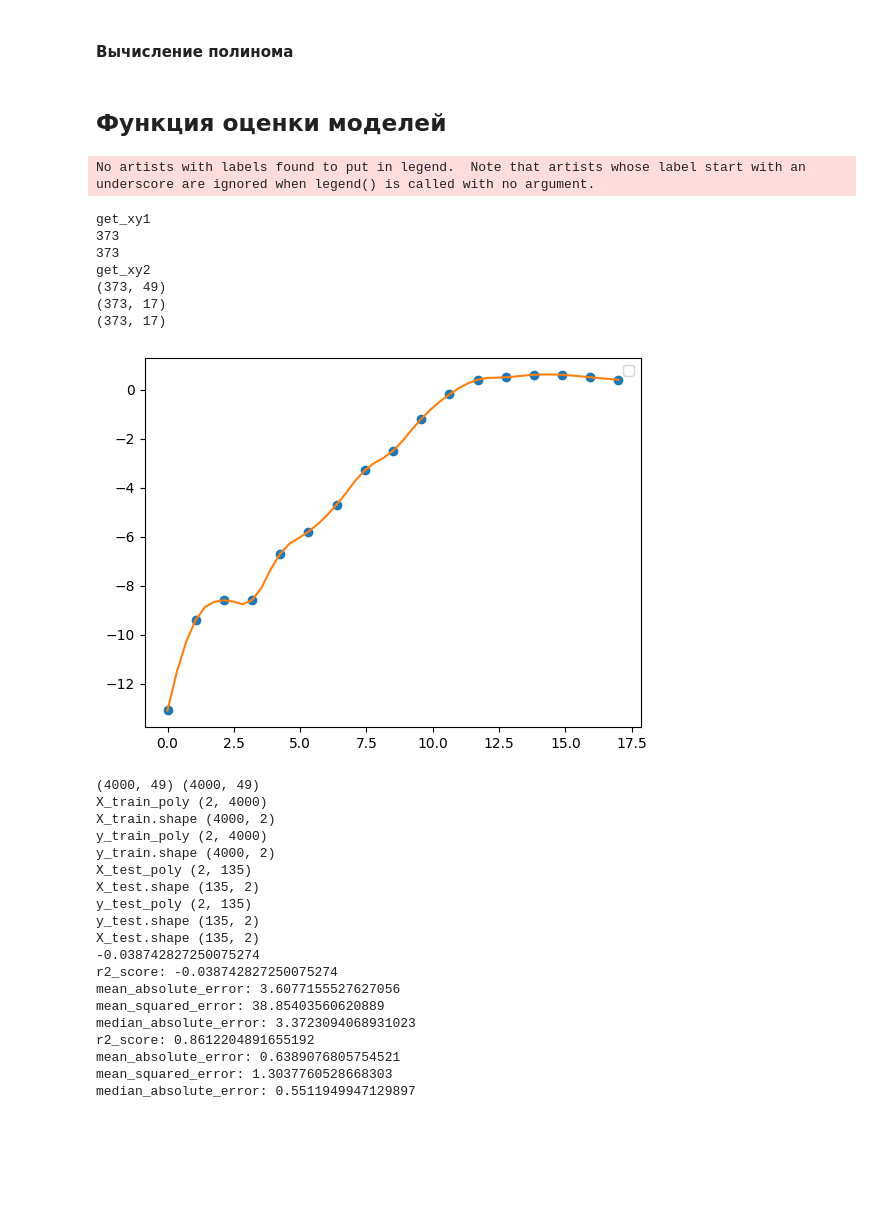
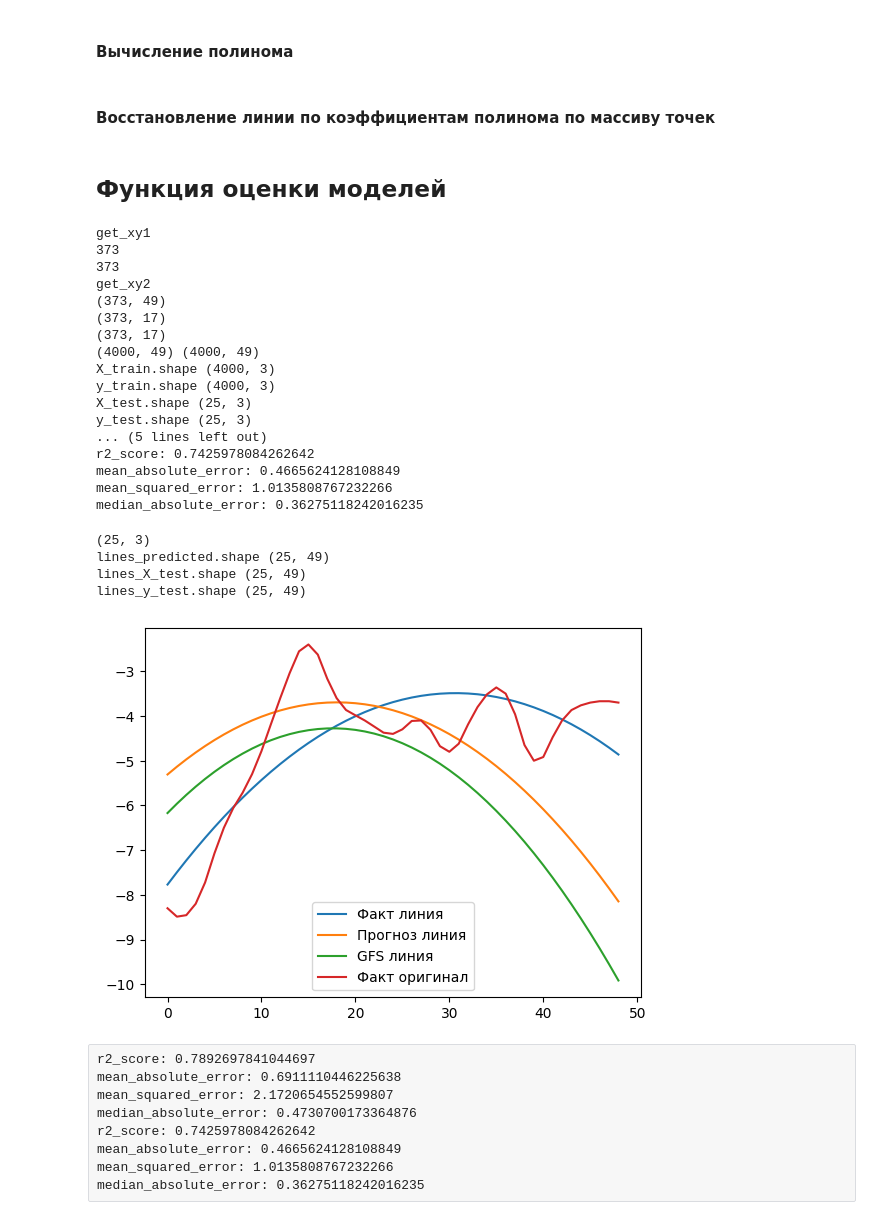
Before and after one commit to ruslanatsabryk/forecaster, a Jupyter notebook: forecast_double.ipynb, the cells around one changed output. Drawn from its saved outputs; the diff is of its cells as text; code cells hidden in the pictures; blank space fills up the shorter version.

```diff
--- a/forecast_double.ipynb
+++ b/forecast_double.ipynb
@@ -703,3 +710,9 @@ def poly()
+# %% [markdown]
+#### Восстановление линии по коэффициентам полинома по массиву точек
+# %%
+def line_from_poly(x, coef):
+    result = np.polynomial.polynomial.polyval(x, coef)
+    return result
 # %% [markdown]
 ## Функция оценки моделей
 # %%
@@ -869,31 +898,28 @@ def evaluate_models():
 # %%
-evaluate_models()
+X_test_spl, y_test_spl, X_test, y_test, predicted = evaluate_models(deg=2, from_coef=True)
 # %% [output]
-No artists with labels found to put in legend.  Note that artists whose label start with an underscore are ignored when legend() is called with no argument.
+get_xy1
+373
+373
+get_xy2
+(373, 49)
+(373, 17)
+(373, 17)
+(4000, 49) (4000, 49)
+X_train.shape (4000, 3)
+y_train.shape (4000, 3)
+X_test.shape (25, 3)
+y_test.shape (25, 3)
+... (5 lines left out)
+r2_score: 0.7425978084262642
+mean_absolute_error: 0.4665624128108849
+mean_squared_error: 1.0135808767232266
+median_absolute_error: 0.36275118242016235
-get_xy1
-373
-373
-get_xy2
-(373, 49)
-(373, 17)
-(373, 17)
-[figure, removed]
-(4000, 49) (4000, 49)
-X_train_poly (2, 4000)
-X_train.shape (4000, 2)
-y_train_poly (2, 4000)
-y_train.shape (4000, 2)
-X_test_poly (2, 135)
-X_test.shape (135, 2)
-y_test_poly (2, 135)
-y_test.shape (135, 2)
-X_test.shape (135, 2)
--0.038742827250075274
-r2_score: -0.038742827250075274
-mean_absolute_error: 3.6077155527627056
-mean_squared_error: 38.85403560620889
-median_absolute_error: 3.3723094068931023
-r2_score: 0.8612204891655192
-mean_absolute_error: 0.6389076805754521
-mean_squared_error: 1.3037760528668303
-median_absolute_error: 0.5511949947129897
+# %%
+plot_lines(X_test_spl, y_test_spl, X_test, y_test, predicted, n=-4, from_coef=True)
+# %% [output]
+(25, 3)
+lines_predicted.shape (25, 49)
+lines_X_test.shape (25, 49)
+lines_y_test.shape (25, 49)
+[figure, added]
@@ -899,0 +950,9 @@ median_absolute_error: 0.5511949947129897
+# %% [raw]
+r2_score: 0.7892697841044697
+mean_absolute_error: 0.6911110446225638
+mean_squared_error: 2.1720654552599807
+median_absolute_error: 0.4730700173364876
+r2_score: 0.7425978084262642
+mean_absolute_error: 0.4665624128108849
+mean_squared_error: 1.0135808767232266
+median_absolute_error: 0.36275118242016235
```
Also changed, not shown: parts of 3 cells of this notebook, 1 other file.
